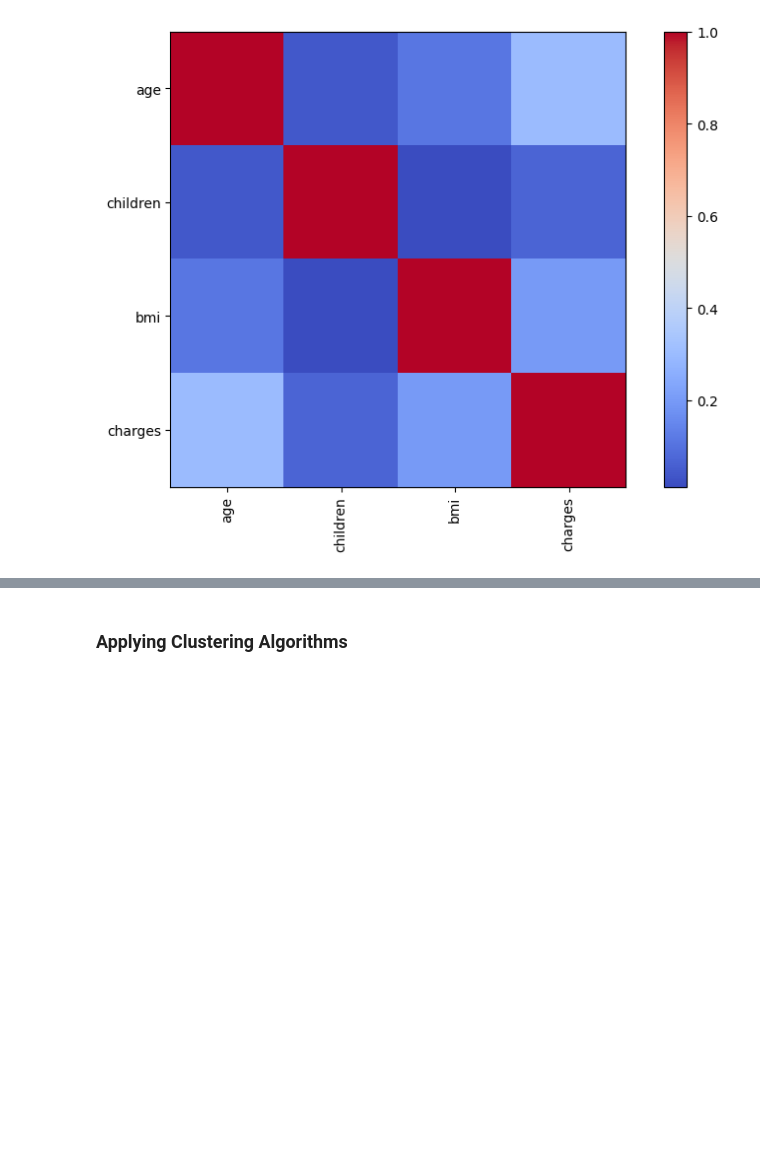
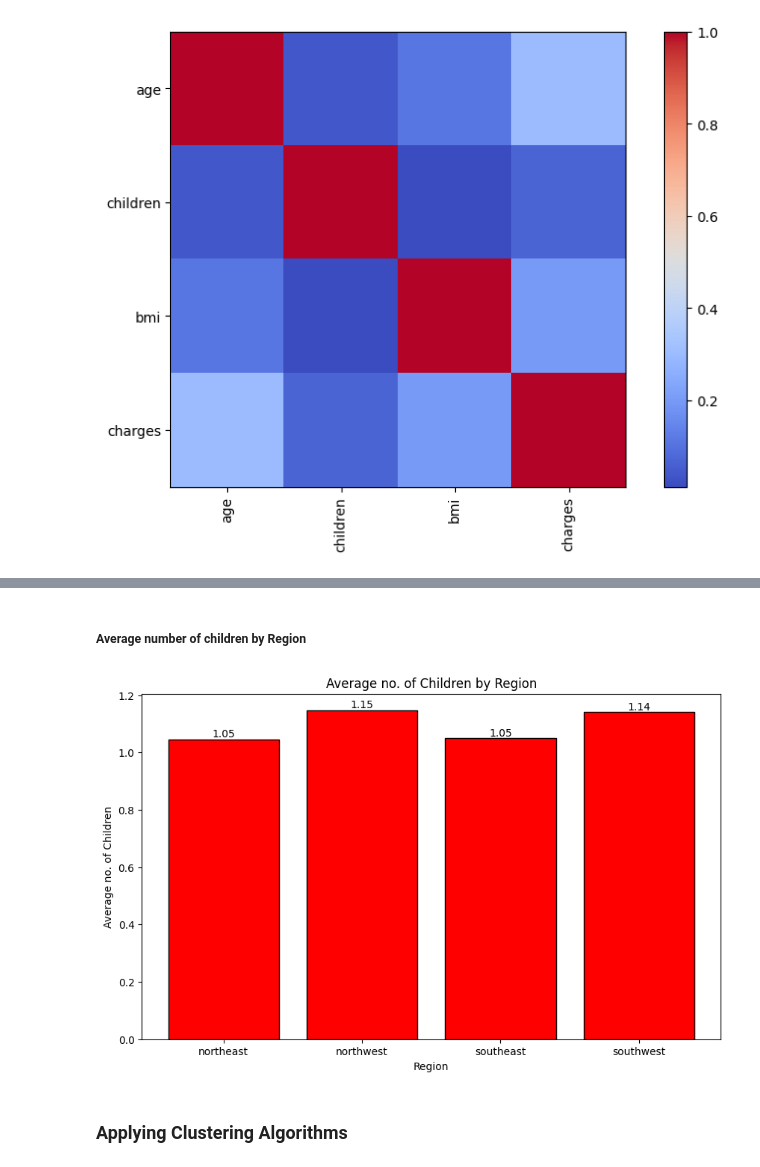
Before and after one commit to 911AstalusAdrian/MS2-PT, a Jupyter notebook: A3/clustering_notebook.ipynb, the cells around one changed output, grey strips where cells are left out. Saved outputs shown, nothing was run; the diff lists cells and outputs as text; code cells hidden in the pictures; blank space fills up the shorter version.

```diff
--- a/A3/clustering_notebook.ipynb
+++ b/A3/clustering_notebook.ipynb
@@ -137,2 +136,19 @@ plt.show()
+# %% [markdown]
+##### Average number of children by Region
+# %%
+avg_children_by_region = df.groupby('region')['children'].mean().reset_index()
+# Average Children by Region
+plt.figure(figsize=(10, 6))
+bars = plt.bar(avg_children_by_region['region'], avg_children_by_region['children'], color='red', edgecolor='black')
+plt.title('Average no. of Children by Region')
+plt.ylabel('Average no. of Children')
+
+for bar in bars:
+    height = bar.get_height()
+    plt.text(bar.get_x() + bar.get_width() / 2, height, round(height, 2), ha='center', va='bottom')
+
+plt.show()
+# %% [output]
+[figure, added]
 # %% [markdown]
 ### Applying Clustering Algorithms
```
Also changed, not shown: parts of 18 cells of this notebook.
